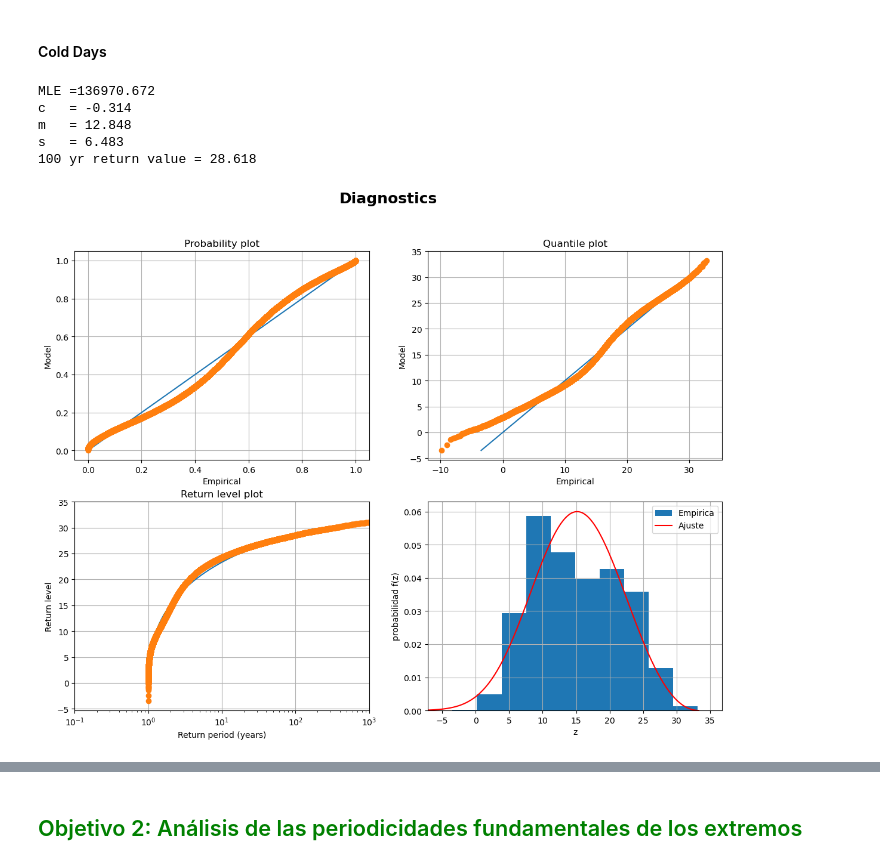
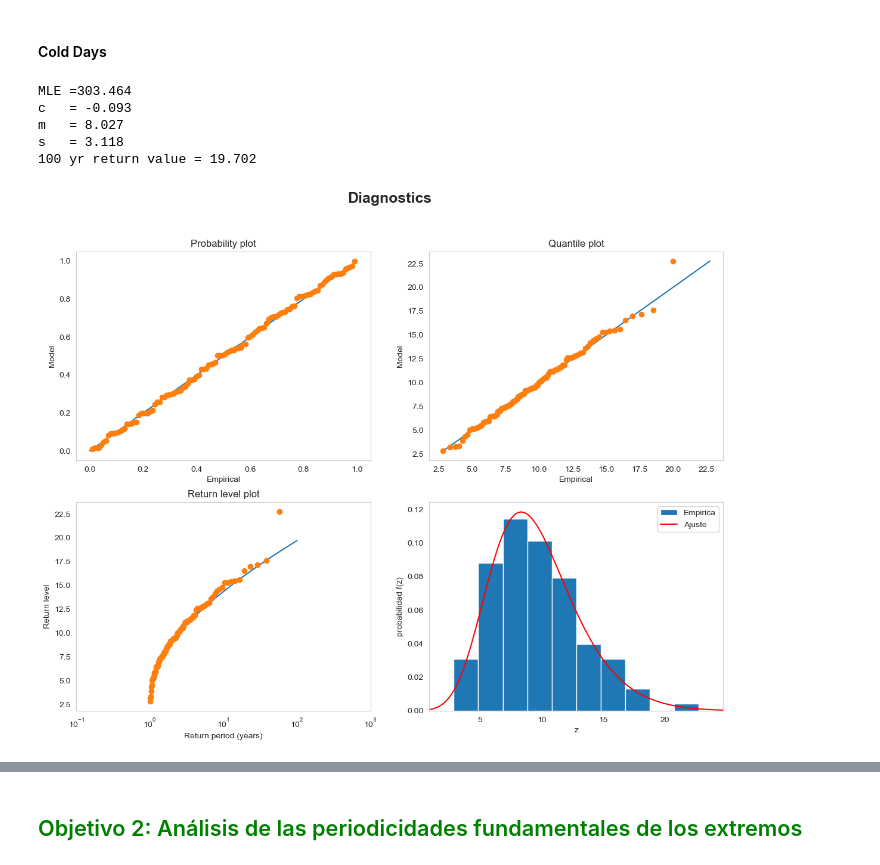
Before and after one commit to nagoremeabe/practica_2, a Jupyter notebook: practica2.ipynb, the cells around one changed output, grey strips where cells are left out. Saved outputs shown, nothing was run; the diff lists cells and outputs as text; code cells hidden in the pictures.

```diff
--- a/practica2.ipynb
+++ b/practica2.ipynb
@@ -579,7 +578,7 @@ temp_min_mean = temp_min.mean(dim=['lat', 'lon']).tn
 corr_N, tminR = correct_series(percent = percent_cold_nights_N, tmin=temp_min.tn)
 # %%
 # import scipy.stats as stats
-x = temp_min_mean.copy()
+x = corr_N.copy()
 c, m, s = stats.genextreme.fit(x)
 c = -c
 
@@ -600,7 +599,7 @@ s   = 4.575
 # Extremos por umbral
 #==============================================================
 #Seleccion del umbral: cogeremos el percentil 95
-x = temp_min_mean.copy()
+x = corr_N.copy()
 xSort = np.sort(x)
 pExp = np.arange(1,xSort.size+1,1)/(xSort.size+1)
 xLess= xSort[pExp<=.90]
@@ -609,7 +608,7 @@ yExt = x[x>u].copy()
 # Ajuste usando herramienta de scipy:
 c, m, s = stats.genpareto.fit(yExt,floc = u)
 
-numYears = temp_min_mean.size
+numYears = corr_N.size
 N = 100
 fac = yExt.size/numYears
 rv = stats.genpareto(c,m,s)
@@ -641,23 +638,23 @@ temp_max_mean = temp_max.mean(dim=['lat', 'lon']).tx
 corr_N_days, tminR_days = correct_series(percent = percent_cold_days_N, tmin=temp_max.tx)
 # %%
 # import scipy.stats as stats
-x = temp_max_mean.copy()
+x = corr_N_days.copy()
 c, m, s = stats.genextreme.fit(x)
 c = -c
 
 print('MLE ='+'%.3f'%(MLE_GEV(c,m,s,x)))
 print('c   = '+'%.3f'%(c))
 print('m   = '+'%.3f'%(m))
 print('s   = '+'%.3f'%(s))
 print('100 yr return value = '+'%.3f'%(returnLevel(0.01,c,m,s)))
 diagnosticsGEV(x,c,m,s)
 # %% [output]
-MLE =136970.672
-c   = -0.314
-m   = 12.848
-s   = 6.483
-100 yr return value = 28.618
+MLE =303.464
+c   = -0.093
+m   = 8.027
+s   = 3.118
+100 yr return value = 19.702
-[figure, old version]
+[figure, new version]
 # %%
 # Extremos por umbral
 #==============================================================
```
Also changed, not shown: parts of 16 cells of this notebook.
